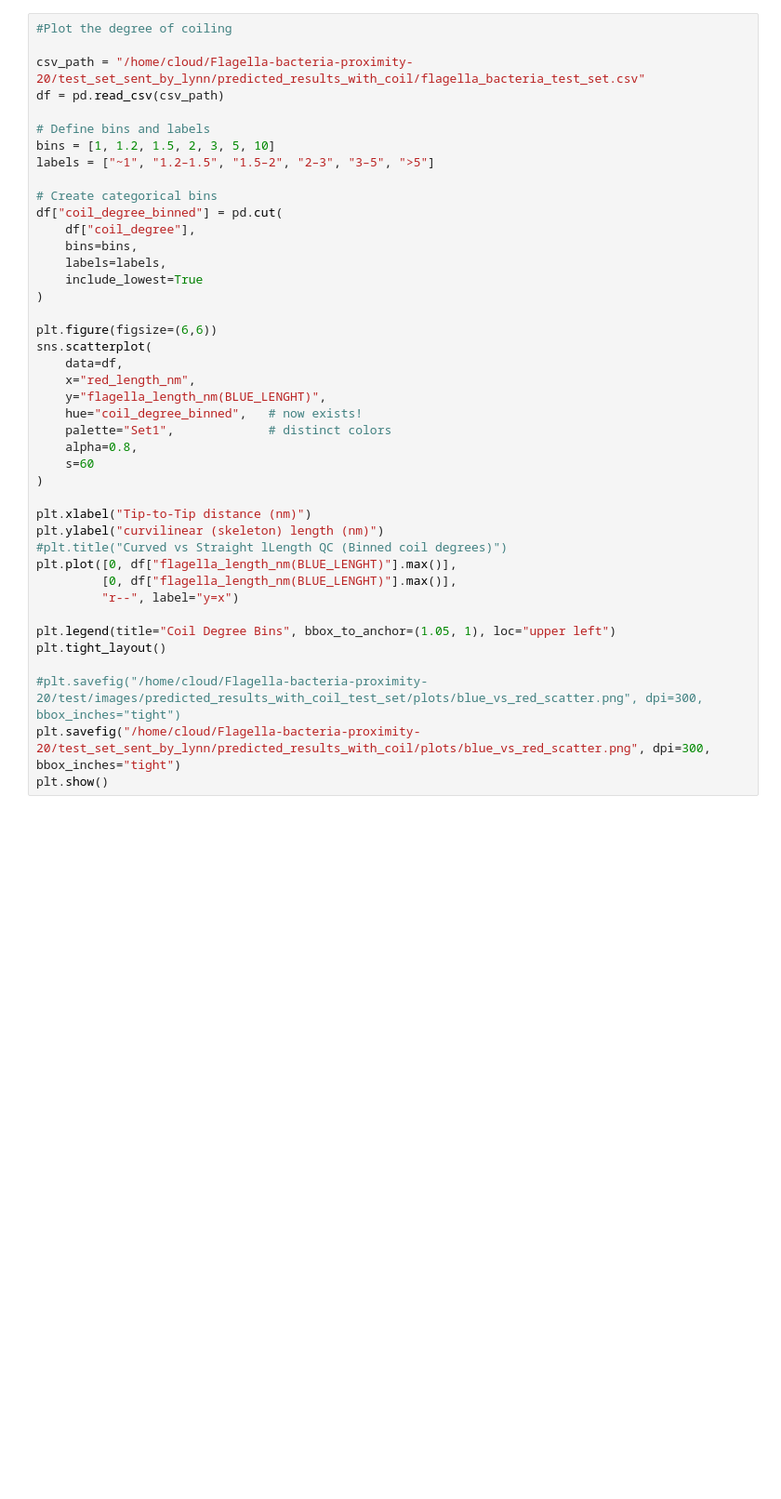
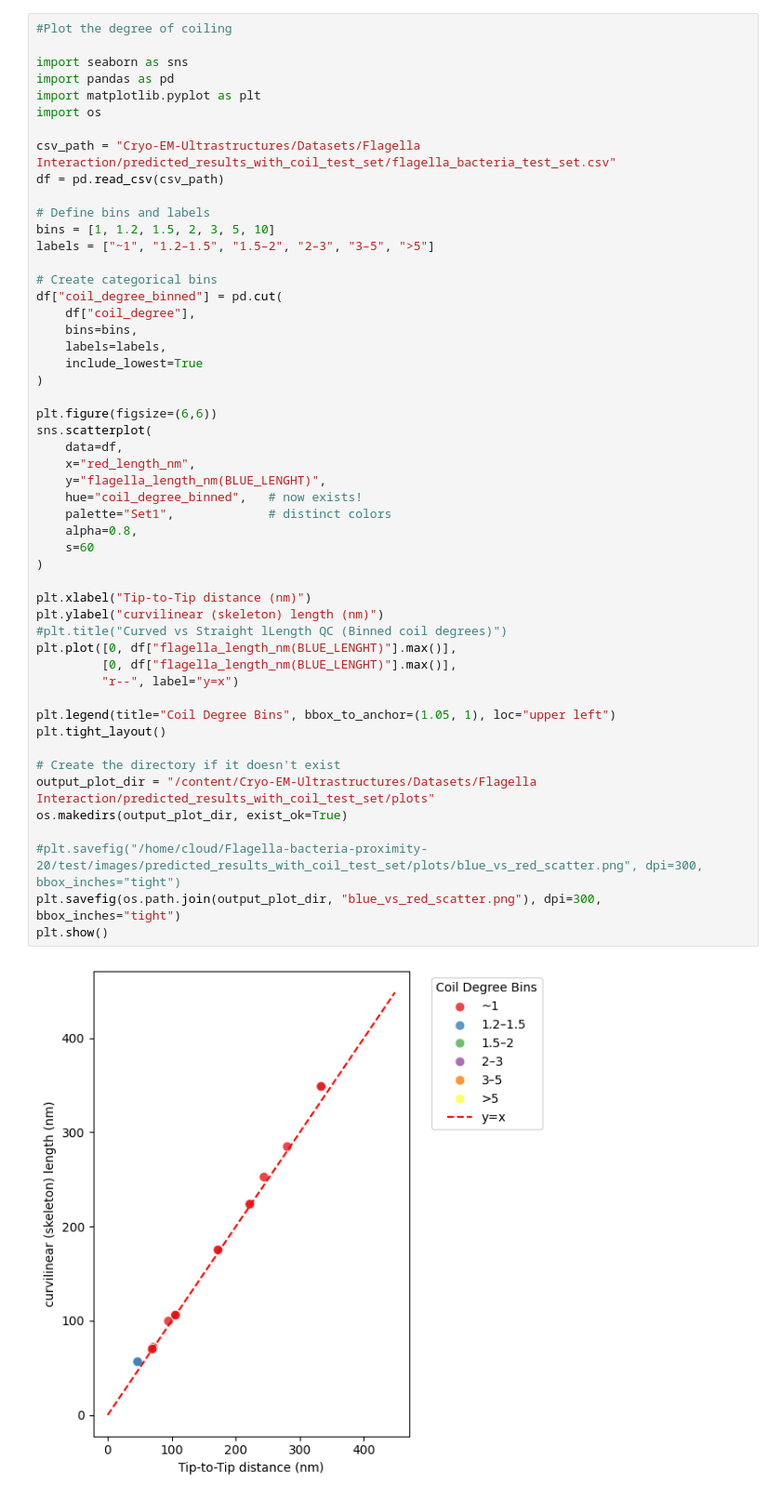
Before and after one commit to Sireesiru/Cryo-EM-Ultrastructures, a Jupyter notebook: Bacteria_Flagella_Interaction_Tool.ipynb, the cells around one changed output. Shown at 93% size. Drawn from its saved outputs; the diff is of its cells as text; blank space fills up the shorter version.

```diff
--- a/Bacteria_Flagella_Interaction_Tool.ipynb
+++ b/Bacteria_Flagella_Interaction_Tool.ipynb
@@ -348,7 +354,12 @@ Saved results CSV: /content/drive/MyDrive/YOLO_CRYO_EM/FLAGELLA_REVISED/test/pre
 # %%
 #Plot the degree of coiling
 
-csv_path = "/home/cloud/Flagella-bacteria-proximity-20/test_set_sent_by_lynn/predicted_results_with_coil/flagella_bacteria_test_set.csv"
+import seaborn as sns
+import pandas as pd
+import matplotlib.pyplot as plt
+import os
+
+csv_path = "Cryo-EM-Ultrastructures/Datasets/Flagella Interaction/predicted_results_with_coil_test_set/flagella_bacteria_test_set.csv"
 df = pd.read_csv(csv_path)
 
 # Define bins and labels
@@ -359,31 +370,37 @@ labels = ["~1", "1.2–1.5", "1.5–2", "2–3", "3–5", ">5"]
 df["coil_degree_binned"] = pd.cut(
     df["coil_degree"],
     bins=bins,
     labels=labels,
     include_lowest=True
 )
 
 plt.figure(figsize=(6,6))
 sns.scatterplot(
     data=df,
     x="red_length_nm",
     y="flagella_length_nm(BLUE_LENGHT)",
     hue="coil_degree_binned",   # now exists!
     palette="Set1",             # distinct colors
     alpha=0.8,
     s=60
 )
 
 plt.xlabel("Tip-to-Tip distance (nm)")
 plt.ylabel("curvilinear (skeleton) length (nm)")
 #plt.title("Curved vs Straight lLength QC (Binned coil degrees)")
 plt.plot([0, df["flagella_length_nm(BLUE_LENGHT)"].max()],
          [0, df["flagella_length_nm(BLUE_LENGHT)"].max()],
          "r--", label="y=x")
 
 plt.legend(title="Coil Degree Bins", bbox_to_anchor=(1.05, 1), loc="upper left")
 plt.tight_layout()
 
+# Create the directory if it doesn't exist
+output_plot_dir = "/content/Cryo-EM-Ultrastructures/Datasets/Flagella Interaction/predicted_results_with_coil_test_set/plots"
+os.makedirs(output_plot_dir, exist_ok=True)
+
 #plt.savefig("/home/cloud/Flagella-bacteria-proximity-20/test/images/predicted_results_with_coil_test_set/plots/blue_vs_red_scatter.png", dpi=300, bbox_inches="tight")
-plt.savefig("/home/cloud/Flagella-bacteria-proximity-20/test_set_sent_by_lynn/predicted_results_with_coil/plots/blue_vs_red_scatter.png", dpi=300, bbox_inches="tight")
+plt.savefig(os.path.join(output_plot_dir, "blue_vs_red_scatter.png"), dpi=300, bbox_inches="tight")
 plt.show()
+# %% [output]
+[figure, added]
```
Also changed, not shown: parts of 6 cells of this notebook.
